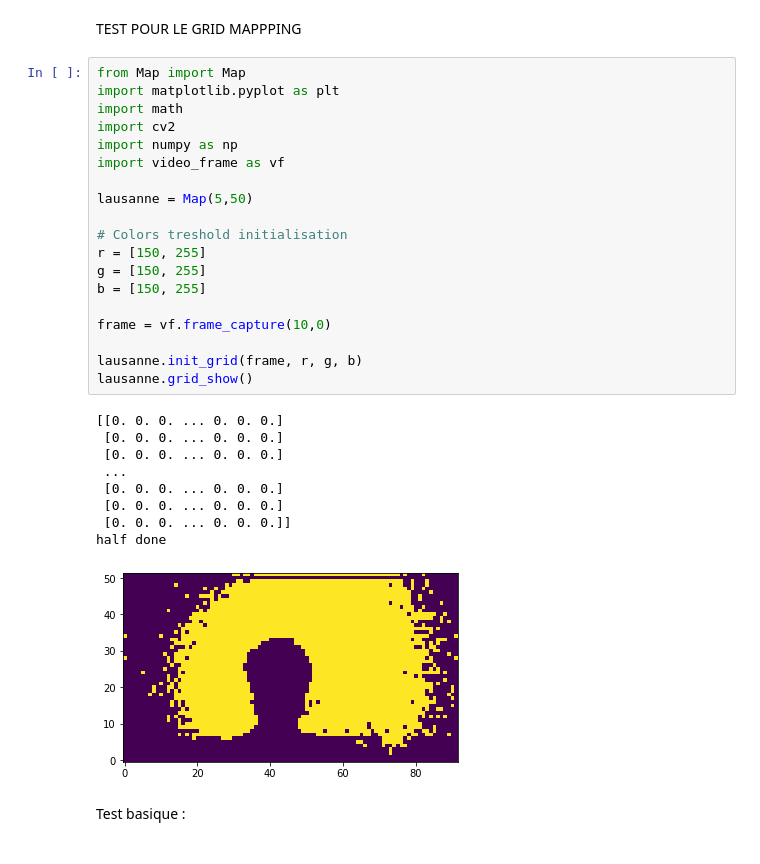
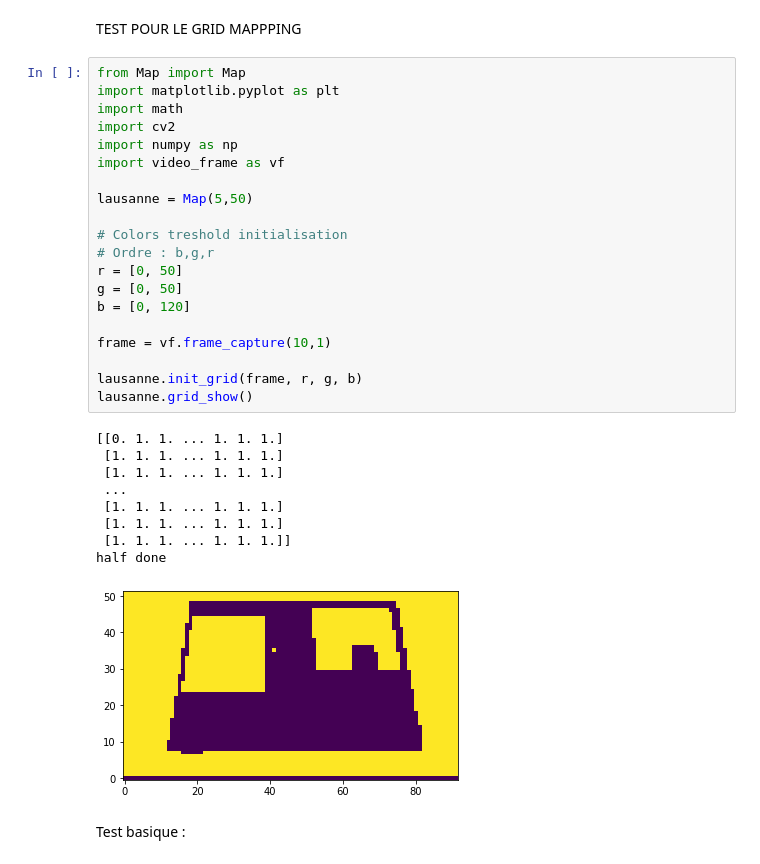
Before and after one commit to antoinetx/Mobile_robot, a Jupyter notebook: test_vision.ipynb, the cells around one changed output. Saved outputs shown, nothing was run; the diff lists cells and outputs as text.

```diff
--- a/test_vision.ipynb
+++ b/test_vision.ipynb
@@ -304,32 +304,33 @@ TEST POUR LE GRID MAPPPING
 # %%
 from Map import Map
 import matplotlib.pyplot as plt
 import math
 import cv2
 import numpy as np
 import video_frame as vf
 
 lausanne = Map(5,50)
 
 # Colors treshold initialisation
-r = [150, 255]
-g = [150, 255]
-b = [150, 255]
+# Ordre : b,g,r
+r = [0, 50]
+g = [0, 50]
+b = [0, 120]
 
-frame = vf.frame_capture(10,0)
+frame = vf.frame_capture(10,1)
 
 lausanne.init_grid(frame, r, g, b)
 lausanne.grid_show()
 # %% [output]
-[[0. 0. 0. ... 0. 0. 0.]
- [0. 0. 0. ... 0. 0. 0.]
- [0. 0. 0. ... 0. 0. 0.]
+[[0. 1. 1. ... 1. 1. 1.]
+ [1. 1. 1. ... 1. 1. 1.]
+ [1. 1. 1. ... 1. 1. 1.]
  ...
- [0. 0. 0. ... 0. 0. 0.]
- [0. 0. 0. ... 0. 0. 0.]
- [0. 0. 0. ... 0. 0. 0.]]
+ [1. 1. 1. ... 1. 1. 1.]
+ [1. 1. 1. ... 1. 1. 1.]
+ [1. 1. 1. ... 1. 1. 1.]]
 half done
-[figure, old version]
+[figure, new version]
 # %% [markdown]
 Test basique :
 # %%
```
Also changed, not shown: parts of 3 cells of this notebook, 3 other files.
